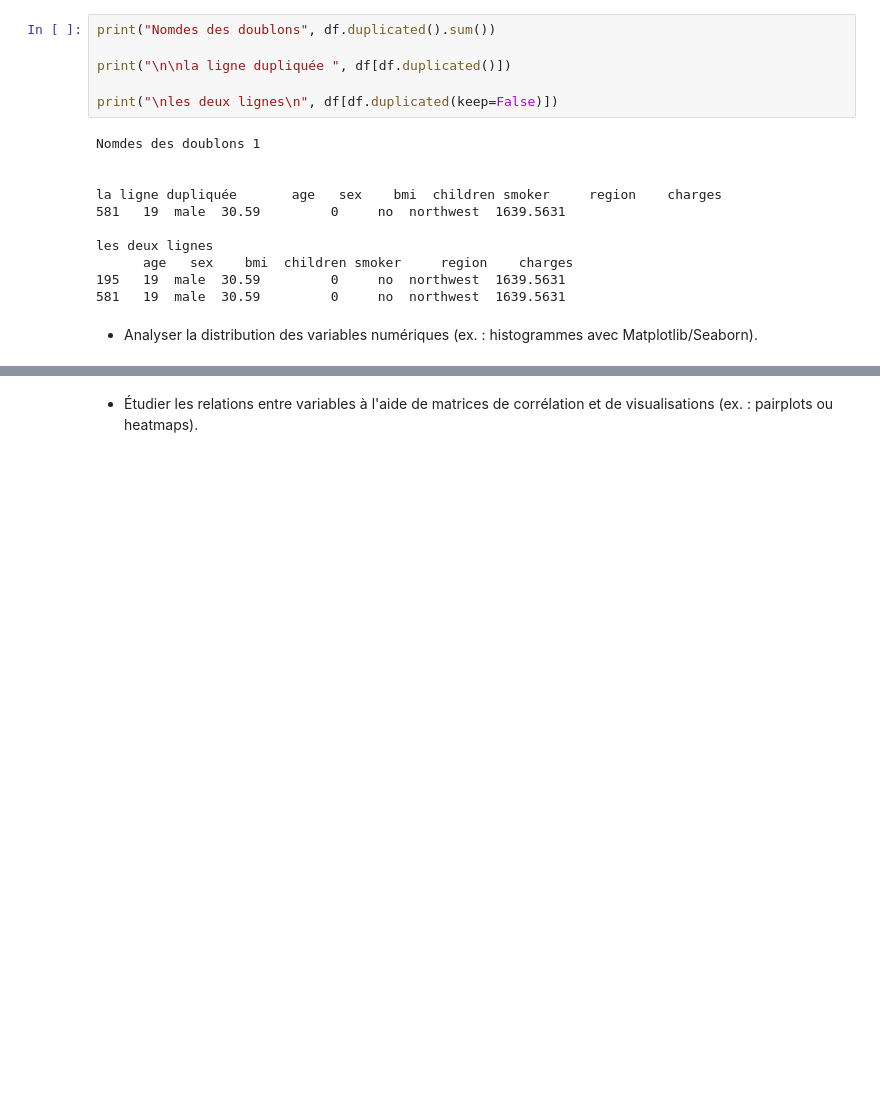
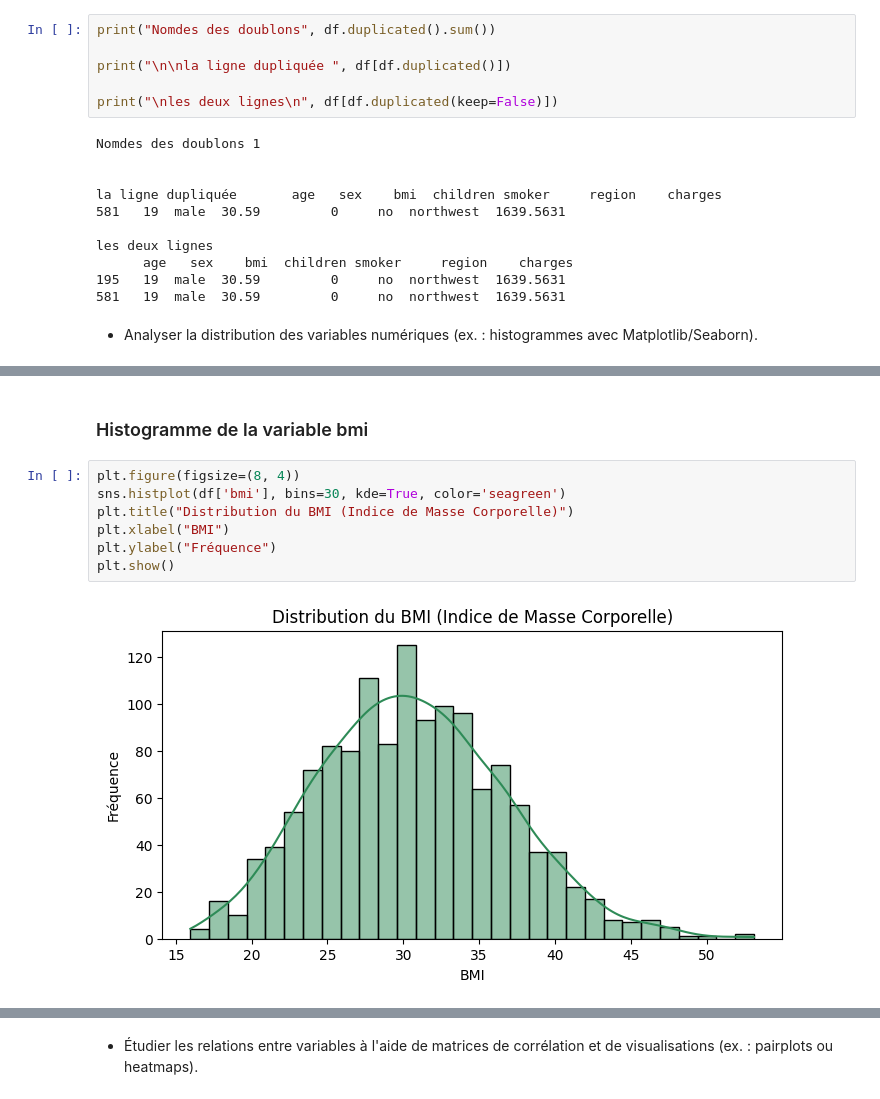
Before and after one commit to TayebsouiniYcode/sante_ia, a Jupyter notebook: main.ipynb, the cells around one changed output, grey strips where cells are left out. Cells and saved outputs as stored; diff of their text form; blank space fills up the shorter version.

```diff
--- a/main.ipynb
+++ b/main.ipynb
@@ -226,0 +256,11 @@ les deux lignes
+# %% [markdown]
+### Histogramme de la variable bmi
+# %%
+plt.figure(figsize=(8, 4))
+sns.histplot(df['bmi'], bins=30, kde=True, color='seagreen')
+plt.title("Distribution du BMI (Indice de Masse Corporelle)")
+plt.xlabel("BMI")
+plt.ylabel("Fréquence")
+plt.show()
+# %% [output]
+[figure, added]
```
Also changed, not shown: parts of 26 cells of this notebook.
